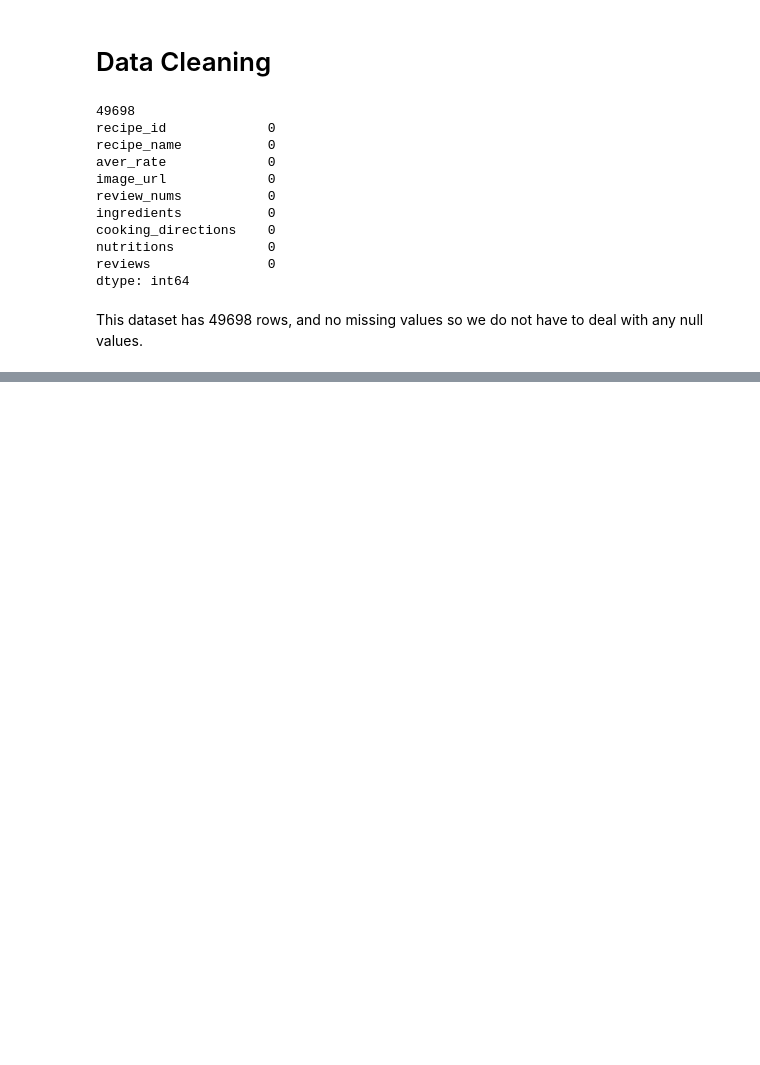
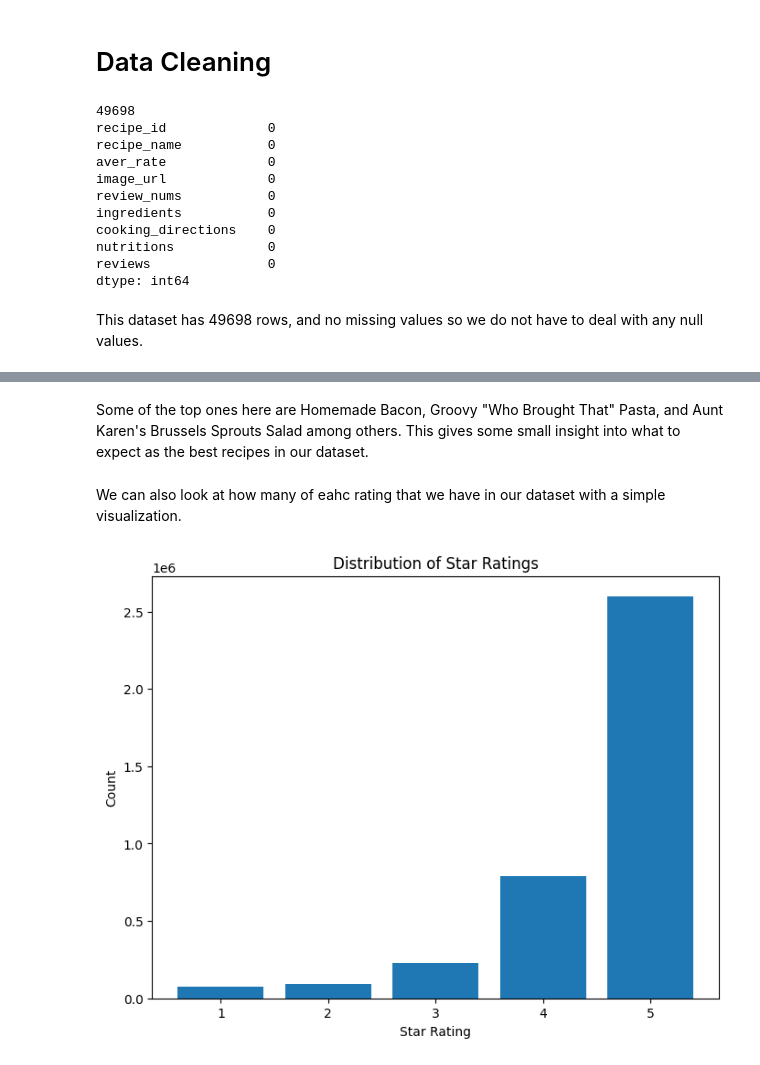
Before and after one commit to collintrann/PSTAT-134, a Jupyter notebook: final_project.ipynb, the cells around one changed output, grey strips where cells are left out. Cells and saved outputs as stored; diff of their text form; code cells hidden in the pictures; blank space fills up the shorter version.

```diff
--- a/final_project.ipynb
+++ b/final_project.ipynb
@@ -46,0 +71,2 @@ This dataset has 49698 rows, and no missing values so we do not have to deal wit
+# %%
+ratings_df = ratings_df.drop(columns=['dateLastModified'])
@@ -46,0 +125,17 @@ This dataset has 49698 rows, and no missing values so we do not have to deal wit
+# %% [markdown]
+Some of the top ones here are Homemade Bacon, Groovy "Who Brought That" Pasta, and Aunt Karen's Brussels Sprouts Salad among others. This gives some small insight into what to expect as the best recipes in our dataset.
+# %% [markdown]
+We can also look at how many of eahc rating that we have in our dataset with a simple visualization.
+# %%
+star_counts = ratings_df['rating'].value_counts().sort_index()
+
+# Create the bar chart
+plt.figure(figsize=(8, 6))  # Adjust figure size if needed
+plt.bar(star_counts.index, star_counts.values)
+plt.xlabel("Star Rating")
+plt.ylabel("Count")
+plt.title("Distribution of Star Ratings")
+plt.xticks(star_counts.index)  # Set x-axis ticks to the star rating values
+plt.show()
+# %% [output]
+[figure, added]
```
Also changed, not shown: parts of 28 cells of this notebook.
